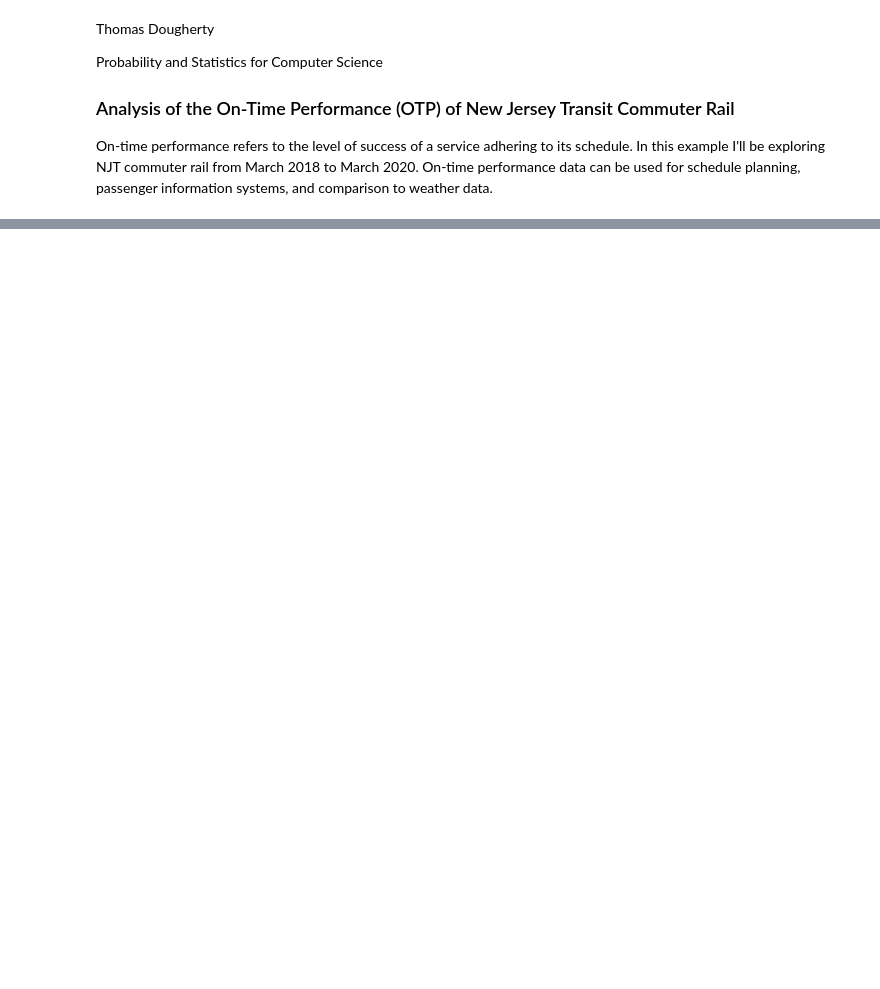
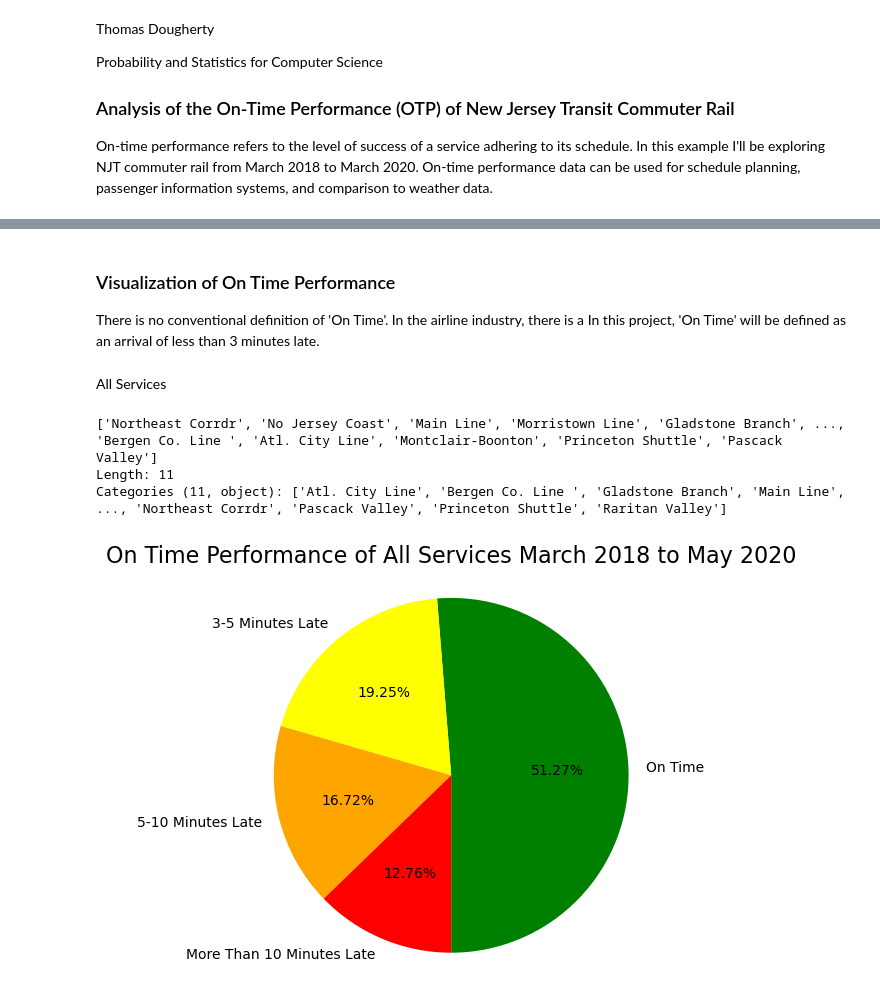
Before and after one commit to d0ugherty/On-Time-Performance-Stats, a Jupyter notebook: project.ipynb, the cells around one changed output, grey strips where cells are left out. Drawn from its saved outputs; the diff is of its cells as text; code cells hidden in the pictures; blank space fills up the shorter version.

```diff
--- a/project.ipynb
+++ b/project.ipynb
@@ -42,0 +27,13 @@ Done formatting dataframe
+# %% [markdown]
+### Visualization of On Time Performance
+There is no conventional definition of 'On Time'. In the airline industry, there is a  In this project, 'On Time' will be defined as an arrival of less than 3 minutes late.
+# %% [markdown]
+All Services
+# %%
+print(all_services['line'].unique())
+helper.chart_otp(all_services,"On Time Performance of All Services March 2018 to May 2020")
+# %% [output]
+['Northeast Corrdr', 'No Jersey Coast', 'Main Line', 'Morristown Line', 'Gladstone Branch', ..., 'Bergen Co. Line ', 'Atl. City Line', 'Montclair-Boonton', 'Princeton Shuttle', 'Pascack Valley']
+Length: 11
+Categories (11, object): ['Atl. City Line', 'Bergen Co. Line ', 'Gladstone Branch', 'Main Line', ..., 'Northeast Corrdr', 'Pascack Valley', 'Princeton Shuttle', 'Raritan Valley']
+[figure, added]
```
Also changed, not shown: parts of 12 cells of this notebook, 2 other files.
